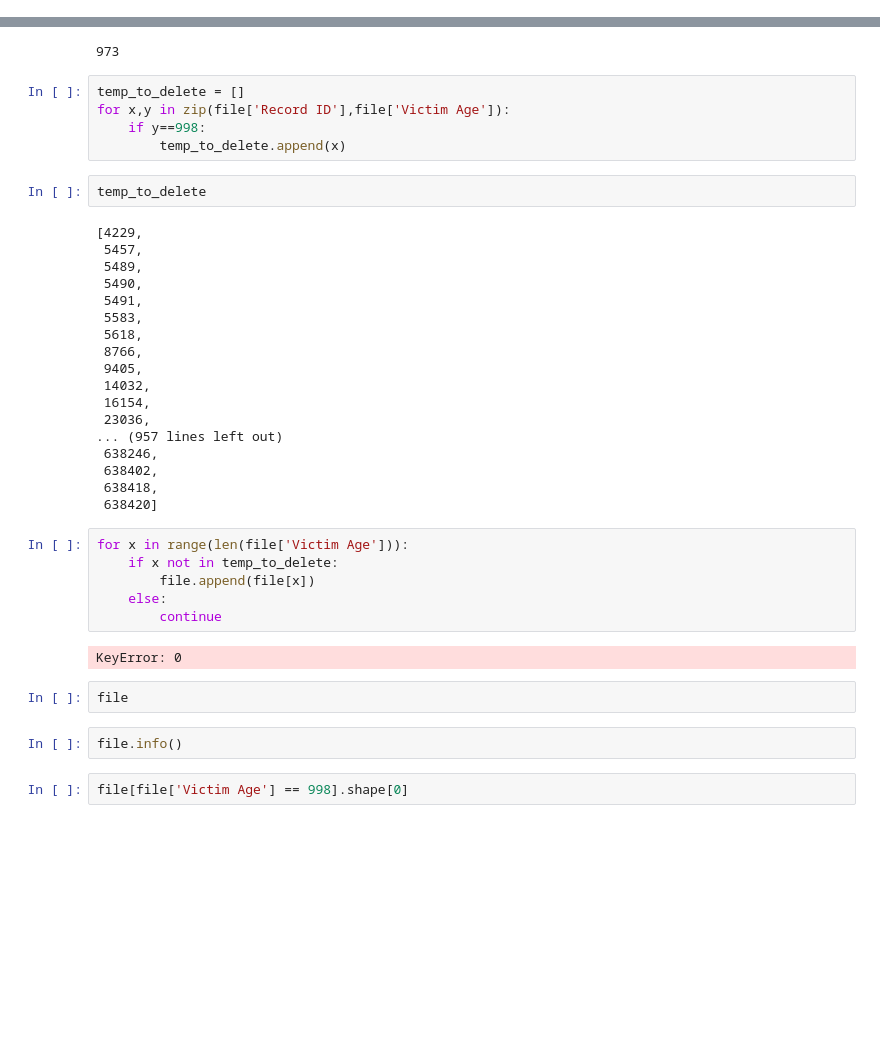
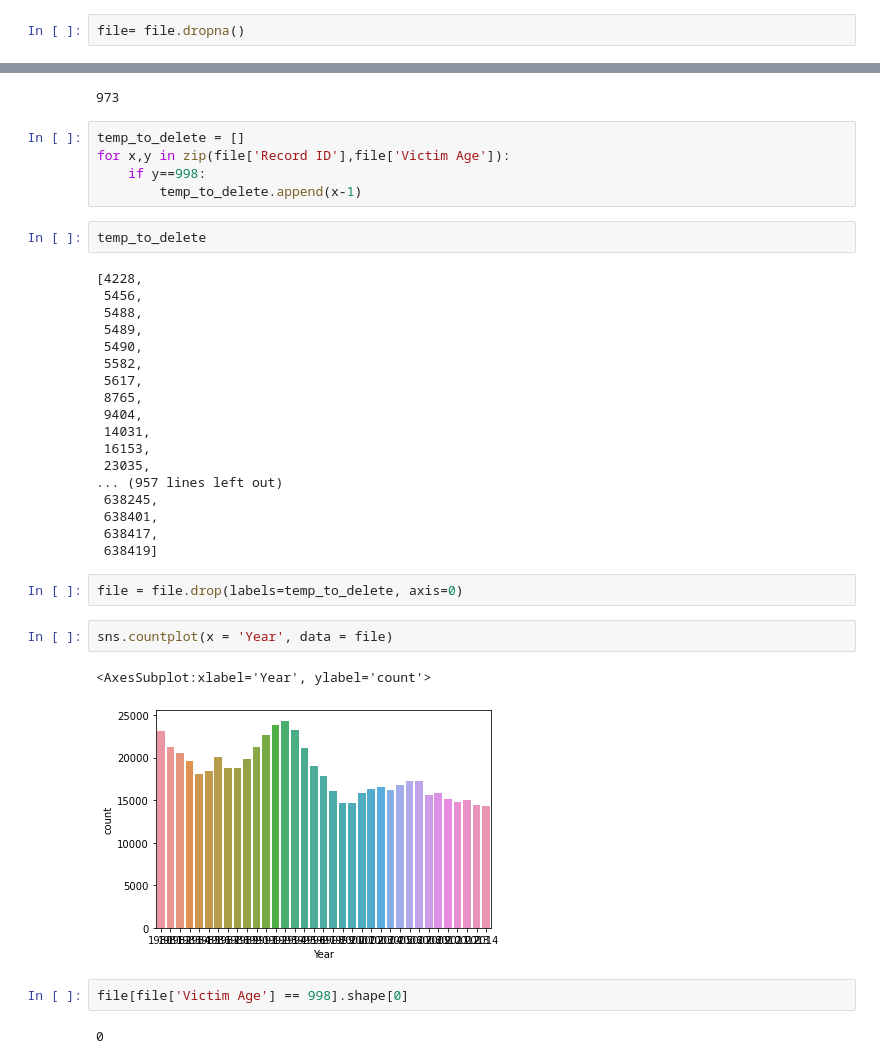
Before and after one commit to mchlstr/Stranovska_NS2021, a Jupyter notebook: Stranovska_NS2021_Data_preparation.ipynb, the cells around one changed output, grey strips where cells are left out. Drawn from its saved outputs; the diff is of its cells as text; blank space fills up the shorter version.

Commit message:
Trying different approach to work with data statistically

```diff
--- a/Stranovska_NS2021_Data_preparation.ipynb
+++ b/Stranovska_NS2021_Data_preparation.ipynb
@@ -262,3 +264,5 @@ file
 | 638452 | 638453 | WY01800 | Sublette County | Sheriff | Sublette | Wyoming | 2014 | December | 1 | ... |
 | 638453 | 638454 | WY01902 | Rock Springs | Municipal Police | Sweetwater | Wyoming | 2014 | September | 1 | ... |
 638453 rows × 24 columns
+# %%
+file= file.dropna()
@@ -331,38 +340,35 @@ file[file['Victim Age'] == 998].shape[0]
 temp_to_delete = []
 for x,y in zip(file['Record ID'],file['Victim Age']):
     if y==998:
-        temp_to_delete.append(x)
+        temp_to_delete.append(x-1)
 # %%
 temp_to_delete
 # %% [output]
-[4229,
- 5457,
+[4228,
+ 5456,
+ 5488,
  5489,
  5490,
- 5491,
- 5583,
- 5618,
- 8766,
- 9405,
- 14032,
- 16154,
- 23036,
+ 5582,
+ 5617,
+ 8765,
+ 9404,
+ 14031,
+ 16153,
+ 23035,
 ... (957 lines left out)
- 638246,
- 638402,
- 638418,
- 638420]
+ 638245,
+ 638401,
+ 638417,
+ 638419]
-# %%
-for x in range(len(file['Victim Age'])):
-    if x not in temp_to_delete:
-        file.append(file[x])
-    else:
-        continue
-# %% [output]
-KeyError: 0
-# %%
-file
-# %%
-file.info()
+# %%
+file = file.drop(labels=temp_to_delete, axis=0)
+# %%
+sns.countplot(x = 'Year', data = file)
+# %% [output]
+<AxesSubplot:xlabel='Year', ylabel='count'>
+[figure, added]
 # %%
 file[file['Victim Age'] == 998].shape[0]
+# %% [output]
+0
```
Also changed, not shown: parts of 34 cells of this notebook.
